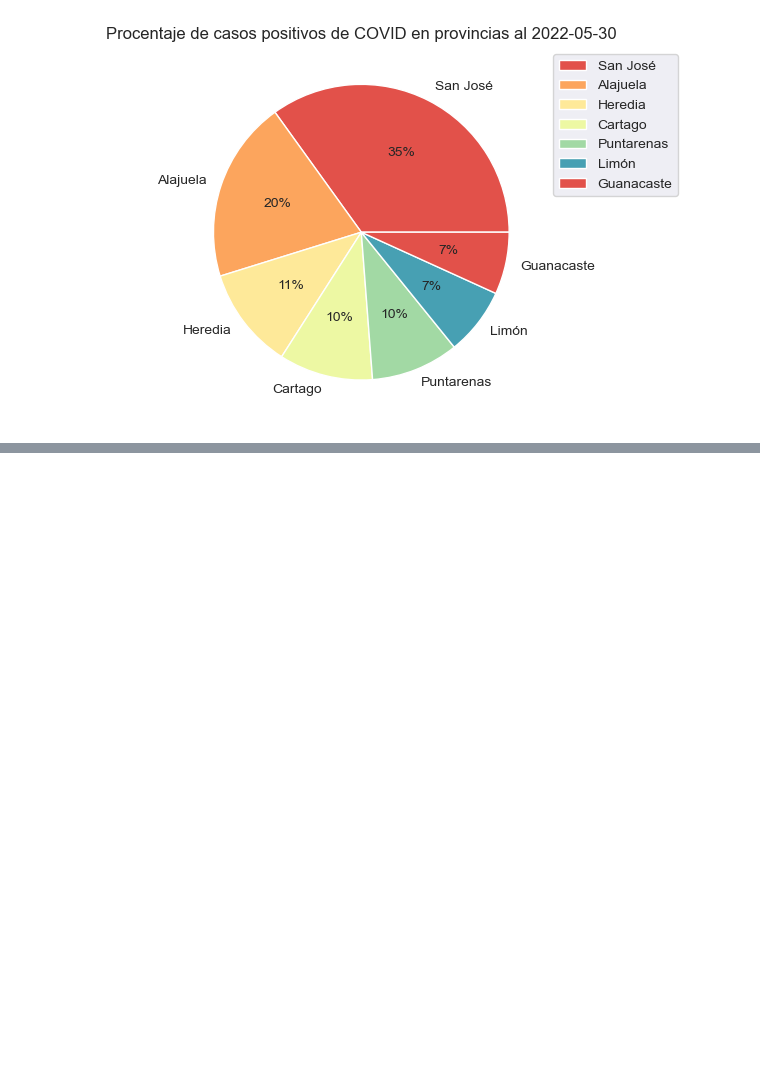
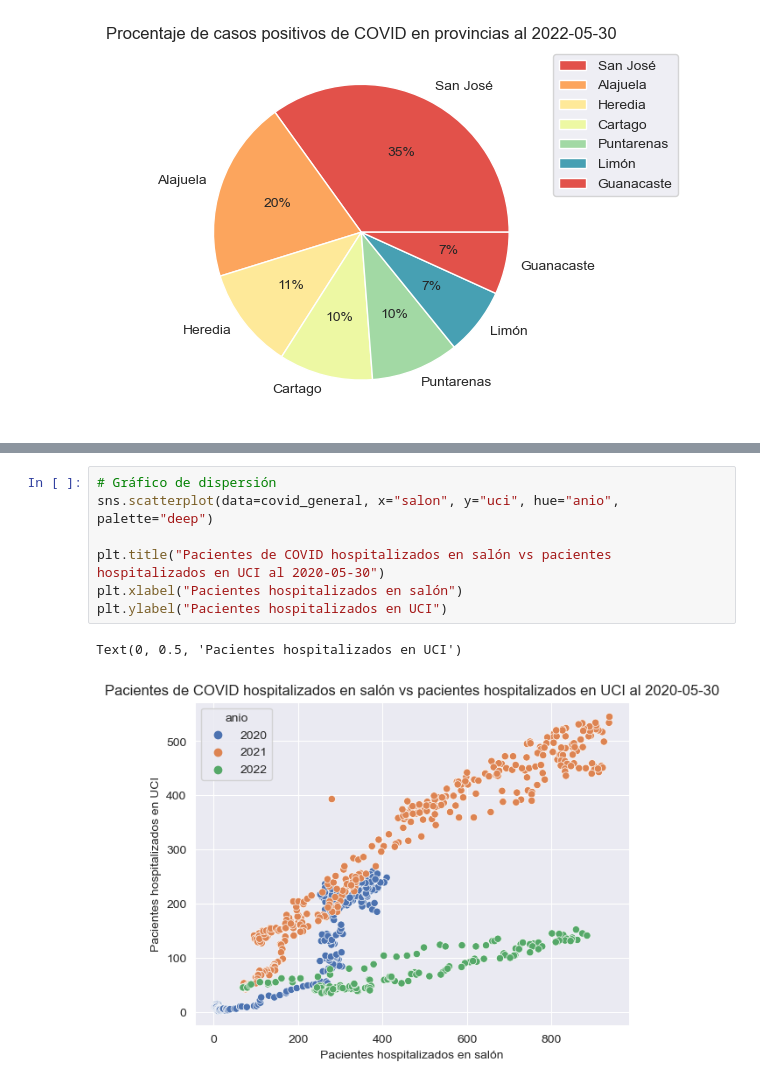
Before and after one commit to 09StevenG/visualizacion-mapplotlib-seaborn-, a Jupyter notebook: visualizacion-matplotlib-seaborn.ipynb, the cells around one changed output, grey strips where cells are left out. Cells and saved outputs as stored; diff of their text form; blank space fills up the shorter version.

```diff
--- a/visualizacion-matplotlib-seaborn.ipynb
+++ b/visualizacion-matplotlib-seaborn.ipynb
@@ -505,0 +540,10 @@ plt.legend(bbox_to_anchor=(1.0, 1.0))
+# %%
+# Gráfico de dispersión
+sns.scatterplot(data=covid_general, x="salon", y="uci", hue="anio", palette="deep")
+
+plt.title("Pacientes de COVID hospitalizados en salón vs pacientes hospitalizados en UCI al 2020-05-30")
+plt.xlabel("Pacientes hospitalizados en salón")
+plt.ylabel("Pacientes hospitalizados en UCI")
+# %% [output]
+Text(0, 0.5, 'Pacientes hospitalizados en UCI')
+[figure, added]
```
Also changed, not shown: parts of 11 cells of this notebook.
